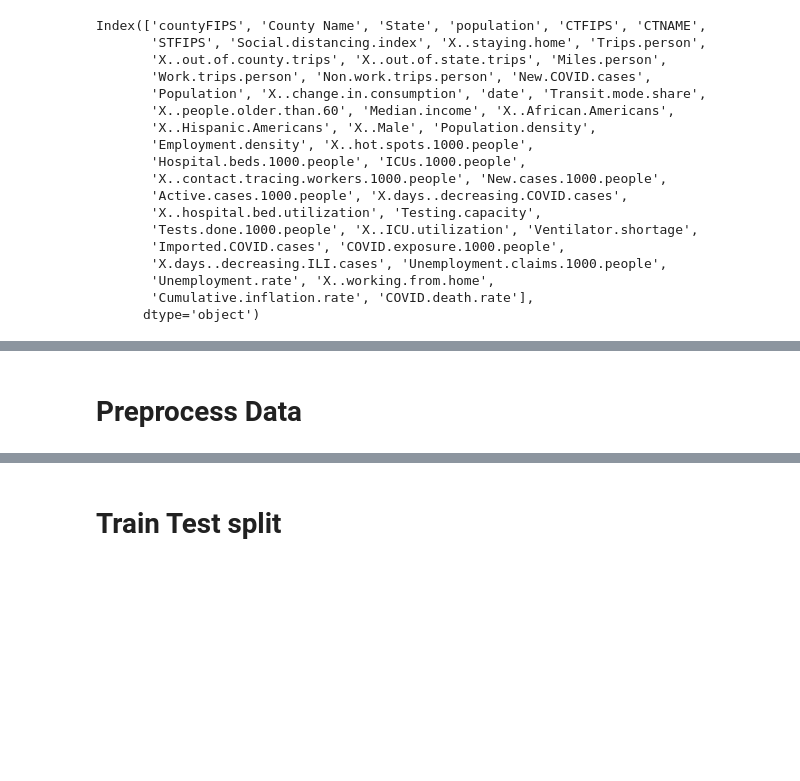
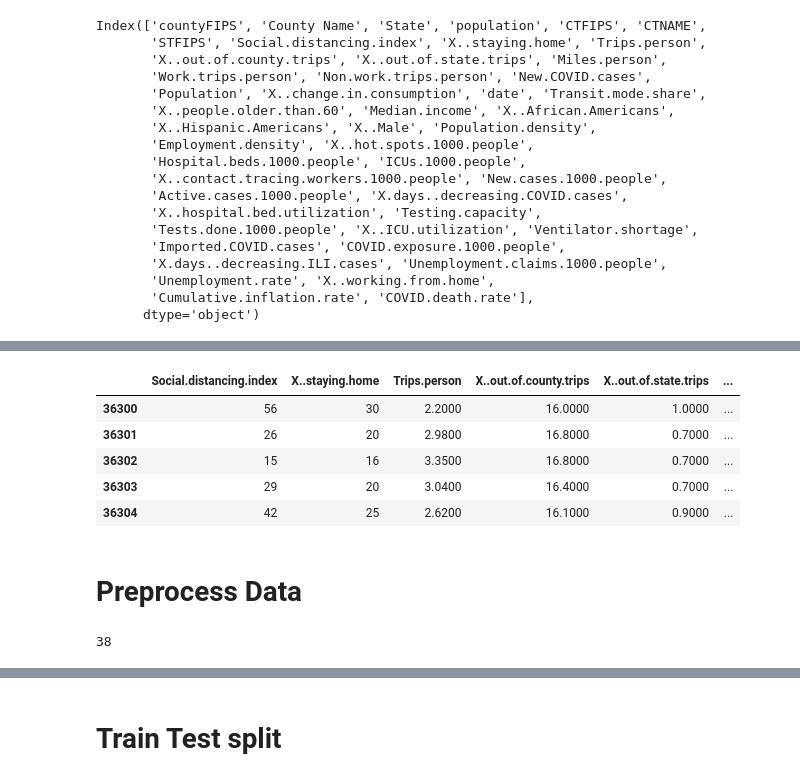
Before and after one commit to jeyasri-s2/meansquares, a Jupyter notebook: version2/modeling/lstm/TX_TimeSeriesLSTM.ipynb, the cells around one changed output, grey strips where cells are left out. Drawn from its saved outputs; the diff is of its cells as text; code cells hidden in the pictures; blank space fills up the shorter version.

```diff
--- a/version2/modeling/lstm/TX_TimeSeriesLSTM.ipynb
+++ b/version2/modeling/lstm/TX_TimeSeriesLSTM.ipynb
@@ -125,6 +126,10 @@ from datetime import datetime
 # load data
 def parse(x):
 	return datetime.strptime(x, '%Y-%m-%d')
+
+def datetime_to_float(d):
+    date_time_obj = datetime.strptime(d, '%Y-%m-%d')
+    return date_time_obj.timestamp()
 # %%
 len(Harris_combined_data.columns)
 # %% [output]
@@ -406,5 +371,19 @@ Harris_inertia_data.head()
+# %%
+Harris_inertia_data['date'] = Harris_inertia_data['date'].apply(lambda x: datetime_to_float(x))
+Harris_inertia_data.head()
+# %% [output]
+|  | Social.distancing.index | X..staying.home | Trips.person | X..out.of.county.trips | X..out.of.state.trips | ... |
+| 36300 | 56 | 30 | 2.2000 | 16.0000 | 1.0000 | ... |
+| 36301 | 26 | 20 | 2.9800 | 16.8000 | 0.7000 | ... |
+| 36302 | 15 | 16 | 3.3500 | 16.8000 | 0.7000 | ... |
+| 36303 | 29 | 20 | 3.0400 | 16.4000 | 0.7000 | ... |
+| 36304 | 42 | 25 | 2.6200 | 16.1000 | 0.9000 | ... |
 # %% [markdown]
 # Preprocess Data
+# %%
+len(inertia_X_cols)
+# %% [output]
+38
 # %%
 values = Harris_inertia_data.values
 # integer encode direction
```
Also changed, not shown: parts of 23 cells of this notebook.
